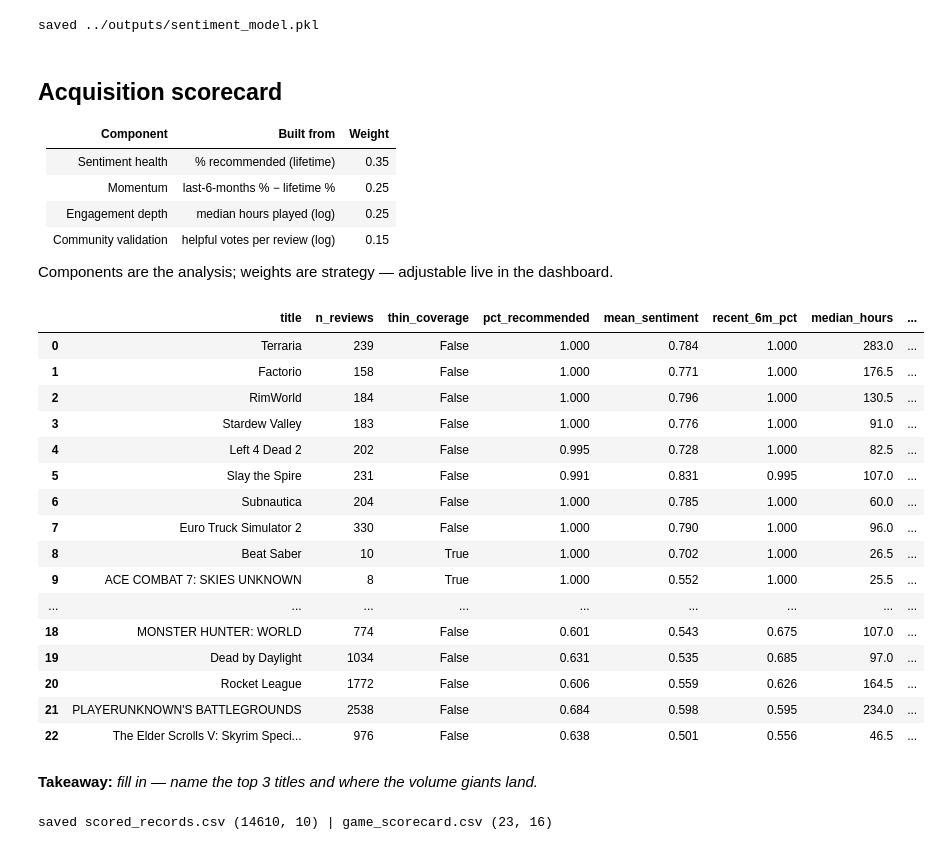
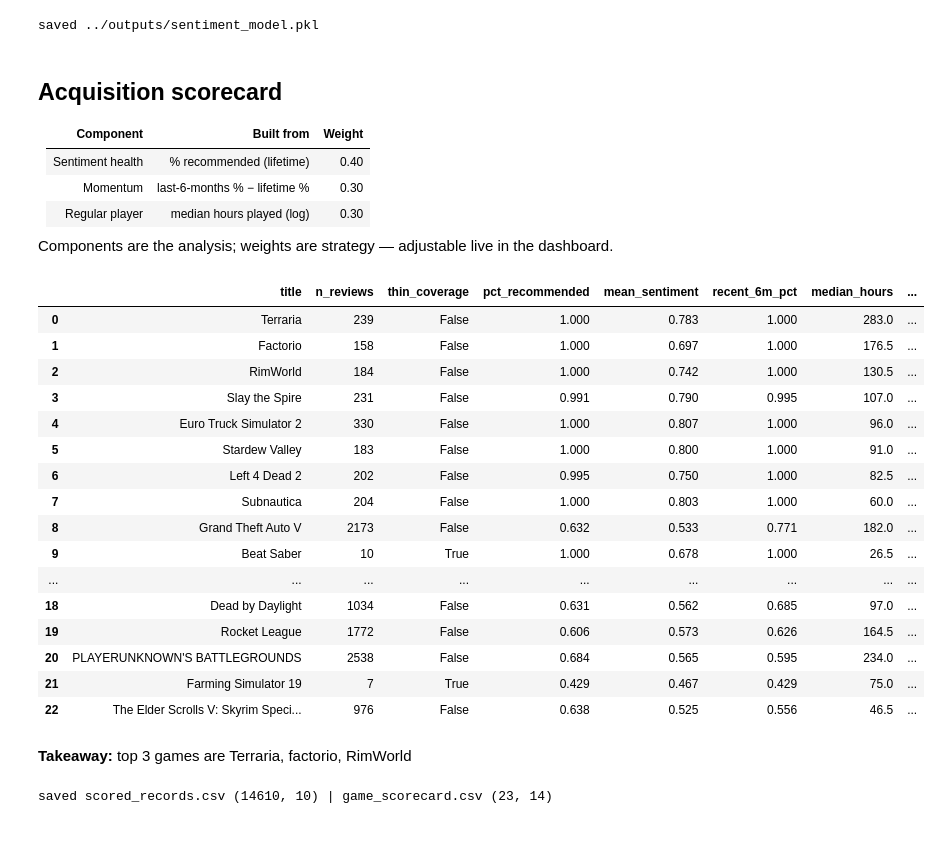
Before and after one commit to Louis69420/PWC, a Jupyter notebook: notebooks/model.ipynb, the cells around one changed output. Cells and saved outputs as stored; diff of their text form; code cells hidden in the pictures.

Commit message:
feat: implement Steam review analysis dashboard and documentation structure

```diff
--- a/notebooks/model.ipynb
+++ b/notebooks/model.ipynb
@@ -154,10 +154,9 @@ saved ../outputs/sentiment_model.pkl
 
 | Component | Built from | Weight |
 |---|---|---|
-| Sentiment health | % recommended (lifetime) | 0.35 |
-| Momentum | last-6-months % − lifetime % | 0.25 |
-| Engagement depth | median hours played (log) | 0.25 |
-| Community validation | helpful votes per review (log) | 0.15 |
+| Sentiment health | % recommended (lifetime) | 0.40 |
+| Momentum | last-6-months % − lifetime % | 0.30 |
+| Regular player | median hours played (log) | 0.30 |
 
 Components are the analysis; weights are strategy — adjustable live in the dashboard.
 # %%
@@ -168,56 +167,53 @@ for t, g in df.groupby('title'):
         'title': t,
         'n_reviews': len(g),
         'thin_coverage': bool(g['thin_coverage'].iloc[0]),
         'pct_recommended': (g['recommendation'] == 'Recommended').mean(),
         'mean_sentiment': g['sentiment'].mean(),
         'recent_6m_pct': (recent['recommendation'] == 'Recommended').mean(),
         'median_hours': g['hour_played'].median(),
-        'helpful_per_review': g['helpful'].sum() / len(g),
         'ea_share': g['is_early_access_review'].mean(),
         'last_review': g['date_posted'].max().date(),
     })
 scorecard = pd.DataFrame(rows)
 scorecard['momentum'] = scorecard['recent_6m_pct'] - scorecard['pct_recommended']
 
 
 def norm(col, transform=None):
     v = scorecard[col].astype(float)
     if transform is not None:
         v = transform(v)
     ref = v[~scorecard['thin_coverage']]   # scale anchored on adequately-covered titles
     return ((v - ref.min()) / (ref.max() - ref.min())).clip(0, 1)
 
 
 scorecard['score_sentiment'] = norm('pct_recommended')
 scorecard['score_momentum'] = norm('momentum')
-scorecard['score_engagement'] = norm('median_hours', np.log1p)
-scorecard['score_community'] = norm('helpful_per_review', np.log1p)
+scorecard['score_regular'] = norm('median_hours', np.log1p)
 
-WEIGHTS = {'score_sentiment': 0.35, 'score_momentum': 0.25,
-           'score_engagement': 0.25, 'score_community': 0.15}
+WEIGHTS = {'score_sentiment': 0.40, 'score_momentum': 0.30, 'score_regular': 0.30}
 scorecard['composite'] = sum(scorecard[c] * w for c, w in WEIGHTS.items()) * 100
 scorecard = scorecard.sort_values('composite', ascending=False).reset_index(drop=True)
 scorecard.round(3)
 # %% [output]
 |  | title | n_reviews | thin_coverage | pct_recommended | mean_sentiment | recent_6m_pct | median_hours | ... |
-| 0 | Terraria | 239 | False | 1.000 | 0.784 | 1.000 | 283.0 | ... |
-| 1 | Factorio | 158 | False | 1.000 | 0.771 | 1.000 | 176.5 | ... |
-| 2 | RimWorld | 184 | False | 1.000 | 0.796 | 1.000 | 130.5 | ... |
-| 3 | Stardew Valley | 183 | False | 1.000 | 0.776 | 1.000 | 91.0 | ... |
-| 4 | Left 4 Dead 2 | 202 | False | 0.995 | 0.728 | 1.000 | 82.5 | ... |
-| 5 | Slay the Spire | 231 | False | 0.991 | 0.831 | 0.995 | 107.0 | ... |
-| 6 | Subnautica | 204 | False | 1.000 | 0.785 | 1.000 | 60.0 | ... |
-| 7 | Euro Truck Simulator 2 | 330 | False | 1.000 | 0.790 | 1.000 | 96.0 | ... |
-| 8 | Beat Saber | 10 | True | 1.000 | 0.702 | 1.000 | 26.5 | ... |
-| 9 | ACE COMBAT 7: SKIES UNKNOWN | 8 | True | 1.000 | 0.552 | 1.000 | 25.5 | ... |
+| 0 | Terraria | 239 | False | 1.000 | 0.783 | 1.000 | 283.0 | ... |
+| 1 | Factorio | 158 | False | 1.000 | 0.697 | 1.000 | 176.5 | ... |
+| 2 | RimWorld | 184 | False | 1.000 | 0.742 | 1.000 | 130.5 | ... |
+| 3 | Slay the Spire | 231 | False | 0.991 | 0.790 | 0.995 | 107.0 | ... |
+| 4 | Euro Truck Simulator 2 | 330 | False | 1.000 | 0.807 | 1.000 | 96.0 | ... |
+| 5 | Stardew Valley | 183 | False | 1.000 | 0.800 | 1.000 | 91.0 | ... |
+| 6 | Left 4 Dead 2 | 202 | False | 0.995 | 0.750 | 1.000 | 82.5 | ... |
+| 7 | Subnautica | 204 | False | 1.000 | 0.803 | 1.000 | 60.0 | ... |
+| 8 | Grand Theft Auto V | 2173 | False | 0.632 | 0.533 | 0.771 | 182.0 | ... |
+| 9 | Beat Saber | 10 | True | 1.000 | 0.678 | 1.000 | 26.5 | ... |
 | ... | ... | ... | ... | ... | ... | ... | ... | ... |
-| 18 | MONSTER HUNTER: WORLD | 774 | False | 0.601 | 0.543 | 0.675 | 107.0 | ... |
-| 19 | Dead by Daylight | 1034 | False | 0.631 | 0.535 | 0.685 | 97.0 | ... |
-| 20 | Rocket League | 1772 | False | 0.606 | 0.559 | 0.626 | 164.5 | ... |
-| 21 | PLAYERUNKNOWN'S BATTLEGROUNDS | 2538 | False | 0.684 | 0.598 | 0.595 | 234.0 | ... |
-| 22 | The Elder Scrolls V: Skyrim Speci... | 976 | False | 0.638 | 0.501 | 0.556 | 46.5 | ... |
+| 18 | Dead by Daylight | 1034 | False | 0.631 | 0.562 | 0.685 | 97.0 | ... |
+| 19 | Rocket League | 1772 | False | 0.606 | 0.573 | 0.626 | 164.5 | ... |
+| 20 | PLAYERUNKNOWN'S BATTLEGROUNDS | 2538 | False | 0.684 | 0.565 | 0.595 | 234.0 | ... |
+| 21 | Farming Simulator 19 | 7 | True | 0.429 | 0.467 | 0.429 | 75.0 | ... |
+| 22 | The Elder Scrolls V: Skyrim Speci... | 976 | False | 0.638 | 0.525 | 0.556 | 46.5 | ... |
 # %% [markdown]
-**Takeaway:** _fill in — name the top 3 titles and where the volume giants land._
+**Takeaway:** top 3 games are Terraria, factorio, RimWorld
 # %%
 export = df[['title', 'date_posted', 'recommendation', 'sentiment', 'hour_played',
              'is_early_access_review', 'helpful', 'funny', 'thin_coverage']].copy()
@@ -226,4 +222,4 @@ export.sort_values('date_posted').to_csv('../outputs/scored_records.csv', index=
 scorecard.to_csv('../outputs/game_scorecard.csv', index=False)
 print('saved scored_records.csv', export.shape, '| game_scorecard.csv', scorecard.shape)
 # %% [output]
-saved scored_records.csv (14610, 10) | game_scorecard.csv (23, 16)
+saved scored_records.csv (14610, 10) | game_scorecard.csv (23, 14)
```
Also changed, not shown: parts of 3 cells of this notebook, 1 other file.
